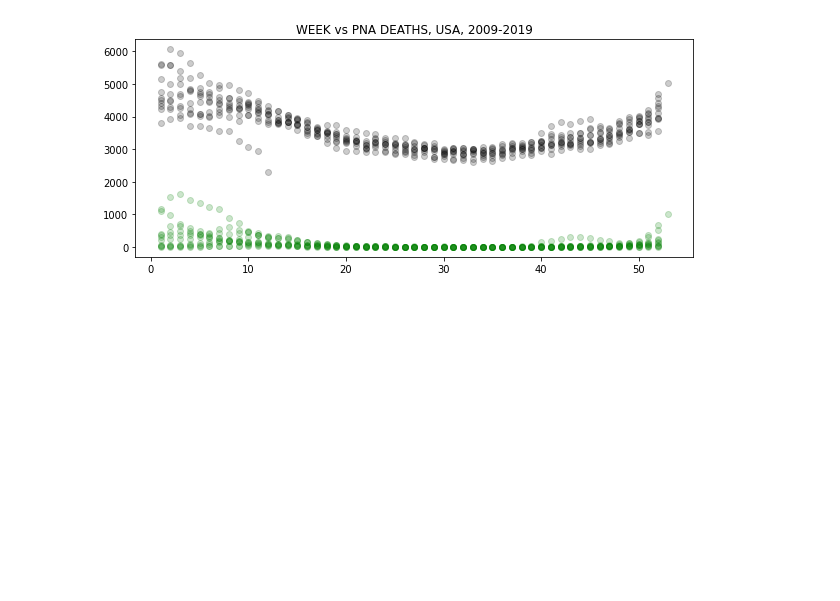
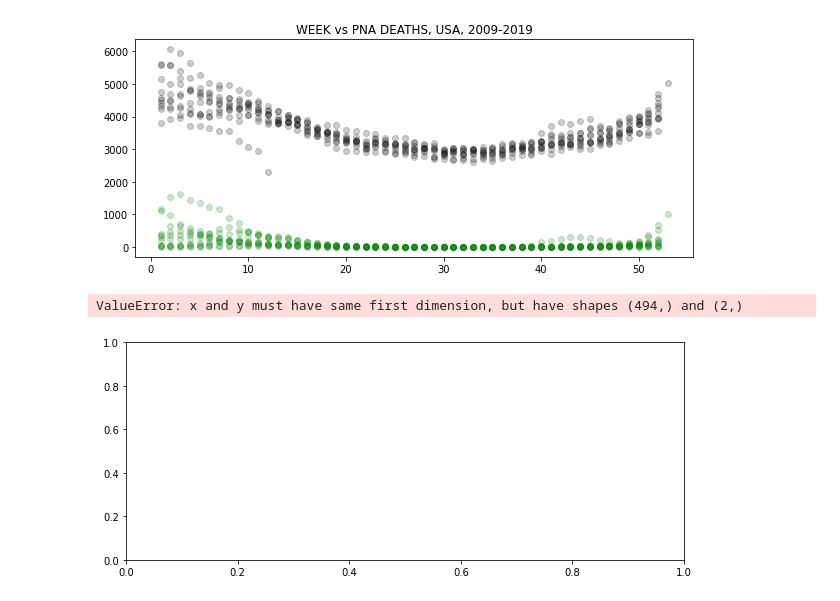
Before and after one commit to jsteinbecker/sars-cov-2, a Jupyter notebook: Projects/NotebookPNAandFlu.ipynb, the cells around one changed output. Saved outputs shown, nothing was run; the diff lists cells and outputs as text; code cells hidden in the pictures; blank space fills up the shorter version.

```diff
--- a/Projects/NotebookPNAandFlu.ipynb
+++ b/Projects/NotebookPNAandFlu.ipynb
@@ -63,6 +80,9 @@ print("TOTAL: ",sum(y))
 # %% [output]
 Weekly Deaths, min, max: 2309.0 6065.0
 TOTAL:  1762858.0
+# %%
+coef = np.polyfit(df.week,df['Deaths from pneumonia'],1)
+f
 # %%
 plt.figure(figsize = (10,4))
 plt.scatter(df['week'],df['Deaths from pneumonia'],alpha=0.2,color='black')
@@ -71,3 +92,9 @@ plt.title("WEEK vs PNA DEATHS, USA, 2009-2019")
 # %% [output]
 Text(0.5, 1.0, 'WEEK vs PNA DEATHS, USA, 2009-2019')
 [figure]
+# %%
+plt.figure(figsize=(10,4))
+plt.plot(df['week'],np.poly1d(coef))
+# %% [output]
+ValueError: x and y must have same first dimension, but have shapes (494,) and (2,)
+[figure, added]
```
Also changed, not shown: parts of 3 cells of this notebook, 26 other files.
